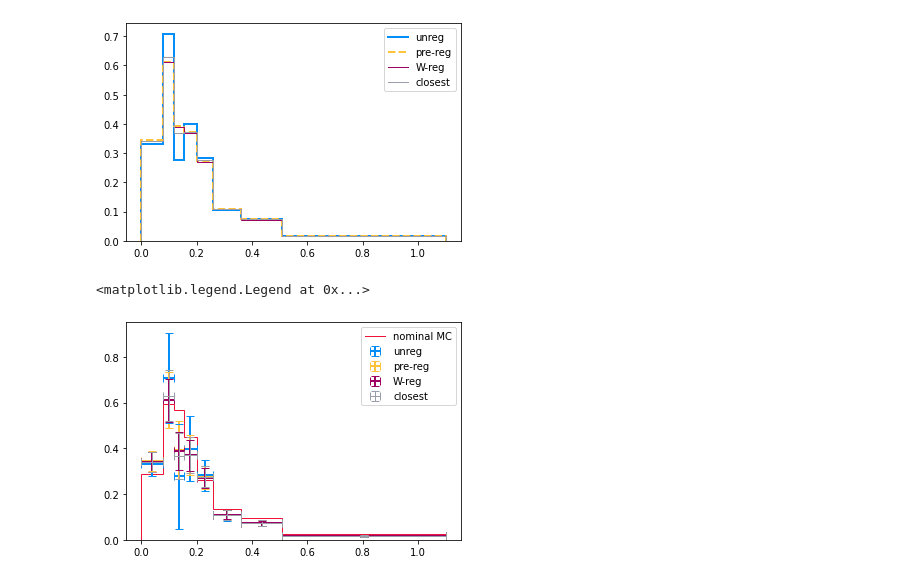
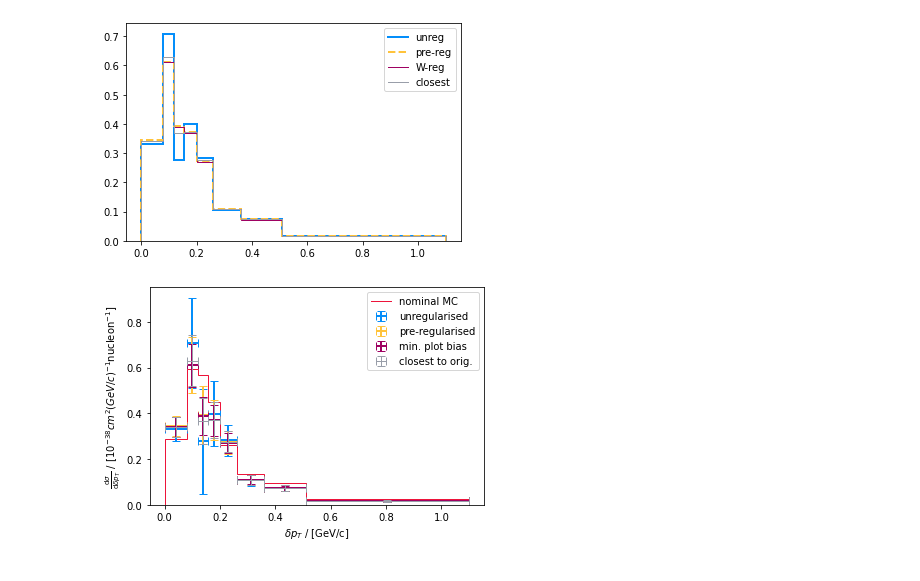
Before and after one commit to ast0815/regularisation, a Jupyter notebook: T2K_dpT.ipynb, the cells around one changed output. Cells and saved outputs as stored; diff of their text form; code cells hidden in the pictures.

```diff
--- a/T2K_dpT.ipynb
+++ b/T2K_dpT.ipynb
@@ -163,7 +162,8 @@ plt.plot(bias, jaggedness, label="M distance$^2$")
 plt.plot(dist, jaggedness, label="W distance$^2$")
 plt.legend()
 plt.xlabel("bias")
-plt.ylabel("jaggedness")
+plt.ylabel(r"${\hat\theta}'^T Q_{1m} {\hat\theta}'$")
 for x, y, tau in zip(dist, jaggedness, tau_list):
-    plt.annotate(fr"$\tau = {tau:.1f}$", (x, y))
+    plt.annotate(rf"$\tau = {tau:.1f}$", (x, y))
+plt.savefig("figures/L-curve.pdf")
 # %% [output]
@@ -171,12 +171,14 @@ for x, y, tau in zip(dist, jaggedness, tau_list):
 # %%
 plt.plot(dist, diag_dist)
-plt.xlabel("regularisation bias $W^2_{reg}$")
-plt.ylabel("plot bias $W^2_{plot}$")
+plt.xlabel("regularisation bias $D^2_W$")
+plt.ylabel("plot bias $D^2_{W,plot}$")
 i_W = 0
 best = np.inf
 for i, (x, y, tau) in enumerate(zip(dist, diag_dist, tau_list)):
-    plt.annotate(fr"$\tau = {tau:.1f}$", (x, y))
+    plt.annotate(rf"$\tau = {tau:.1f}$", (x, y))
     if y < best:
         best = y
         i_W = i
+plt.savefig("figures/plot-L-curve.pdf")
+print(i_W, tau_list[i_W], best, np.sqrt(best))
 # %% [output]
@@ -188,7 +191,7 @@ plt.ylabel(r"$|cor|$")
 i_D = 0
 best = 0
 for i, (x, y, tau) in enumerate(zip(dist, cor_det_list, tau_list)):
-    plt.annotate(fr"$\tau = {tau:.1f}$", (x, y))
+    plt.annotate(rf"$\tau = {tau:.1f}$", (x, y))
     if y > best:
         best = y
         i_D = i
@@ -203,5 +206,7 @@ for i, (x, cov) in enumerate(zip(regularised_list, cov_list)):
     if d < best:
         best = d
         i_C = i
+    if i == i_W:
+        print(i, d)
 print(i_C, tau_list[i_C], best, np.sqrt(best))
 # %% [output]
@@ -229,40 +235,72 @@ xerr = (bins[1:] - bins[:-1]) / 2
 
 y = unfolded_h[0]
 yerr = np.sqrt(np.diag(cov_unfolded))
 plt.errorbar(
-    x, y, yerr=yerr, xerr=xerr, label="unreg", linewidth=2, linestyle="", capsize=4
+    x,
+    y,
+    yerr=yerr,
+    xerr=xerr,
+    label="unregularised",
+    linewidth=2,
+    linestyle="",
+    capsize=4,
 )
 
 y = pre_regularised_h[0]
 yerr = np.sqrt(np.diag(cov_pre_regularised))
 plt.errorbar(
-    x, y, yerr=yerr, xerr=xerr, label="pre-reg", linewidth=2, linestyle="", capsize=4
+    x,
+    y,
+    yerr=yerr,
+    xerr=xerr,
+    label="pre-regularised",
+    linewidth=2,
+    linestyle="",
+    capsize=4,
 )
 
 y = regularised_list[i_W]
 yerr = np.sqrt(np.diag(cov_list[i_W]))
 plt.errorbar(
-    x, y, yerr=yerr, xerr=xerr, label="W-reg", linewidth=2, linestyle="", capsize=4
+    x,
+    y,
+    yerr=yerr,
+    xerr=xerr,
+    label="min. plot bias",
+    linewidth=2,
+    linestyle="",
+    capsize=4,
 )
 
 y = regularised_list[i_C]
 yerr = np.sqrt(np.diag(cov_list[i_C]))
 plt.errorbar(
-    x, y, yerr=yerr, xerr=xerr, label="closest", linewidth=1, linestyle="", capsize=4
+    x,
+    y,
+    yerr=yerr,
+    xerr=xerr,
+    label="closest to orig.",
+    linewidth=1,
+    linestyle="",
+    capsize=4,
 )
 
 # y = unfolded_h[0]
 # yerr = best_error
 # plt.errorbar(
 #    x, y, yerr=yerr, xerr=xerr, label="best possible", linewidth=1, linestyle="", capsize=4
 # )
 
 plt.stairs(nominal, bins, label="nominal MC")
+plt.xlabel(r"$\delta p_T$ / [GeV/c]")
+plt.ylabel(
+    r"$\frac{\mathrm{d}\sigma}{\mathrm{d}\delta p_T}\ /\ [10^{-38} cm^2 (GeV/c)^{-1} \mathrm{nucleon}^{-1}]$"
+)
+plt.legend()
 
-plt.legend()
+plt.savefig("figures/dpT.pdf")
 # %% [output]
-<matplotlib.legend.Legend at 0x...>
-[figure, old version]
+[figure, new version]
 # %%
 x = (bins[:-1] + bins[1:]) / 2
 xerr = (bins[1:] - bins[:-1]) / 2
```
Also changed, not shown: parts of 9 cells of this notebook, 5 other files.
